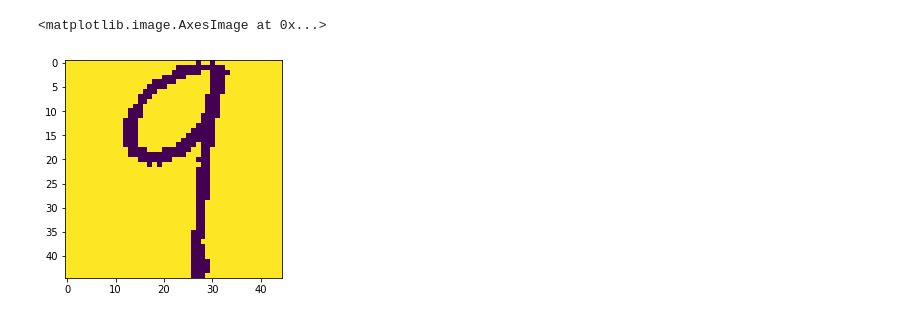
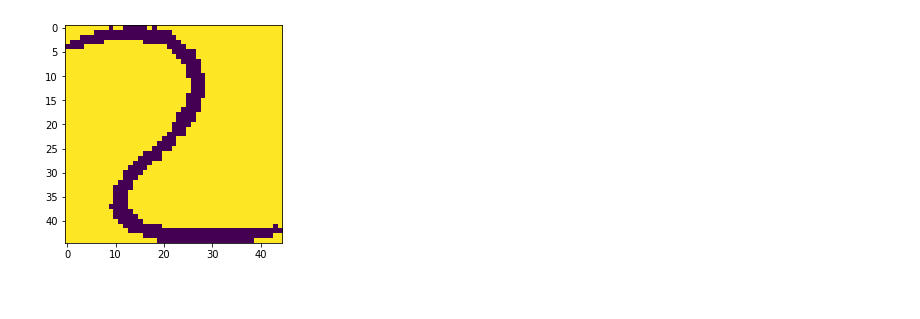
Before and after one commit to yaakx/Math_handwritting_recognition, a Jupyter notebook: notebooks/validate.ipynb, the cells around one changed output. Cells and saved outputs as stored; diff of their text form; code cells hidden in the pictures.

```diff
--- a/notebooks/validate.ipynb
+++ b/notebooks/validate.ipynb
@@ -102,0 +96,2 @@ len(pi)
+# %%
+pi = pi[:-50]
@@ -102,0 +100,2 @@ len(pi)
+# %%
+pi.pop(-1)
@@ -108,3 +120 @@ plt.imshow(pi[0])
-# %%
-pi = pi[:29]
 # %%
@@ -149,8 +191,10 @@ array([9, 9, 9, 9, 9, 9, 9, 9, 9, 9, 9, 9, 9, 9, 9, 9, 9, 9, 9, 9, 9])
+# %%
+b = 0
 # %%
-plt.imshow(res2[2])
+plt.imshow(res2[240])
+b += 1
 # %% [output]
-<matplotlib.image.AxesImage at 0x...>
-[figure, old version]
+[figure, new version]
 # %%
 from sklearn.metrics import accuracy_score
 # %%
```
Also changed, not shown: parts of 38 cells of this notebook, 5 other files.
